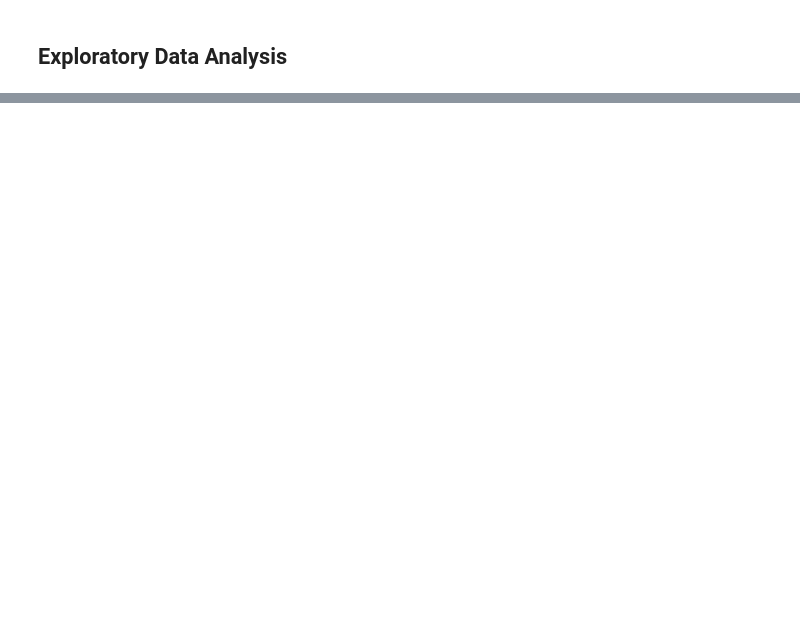
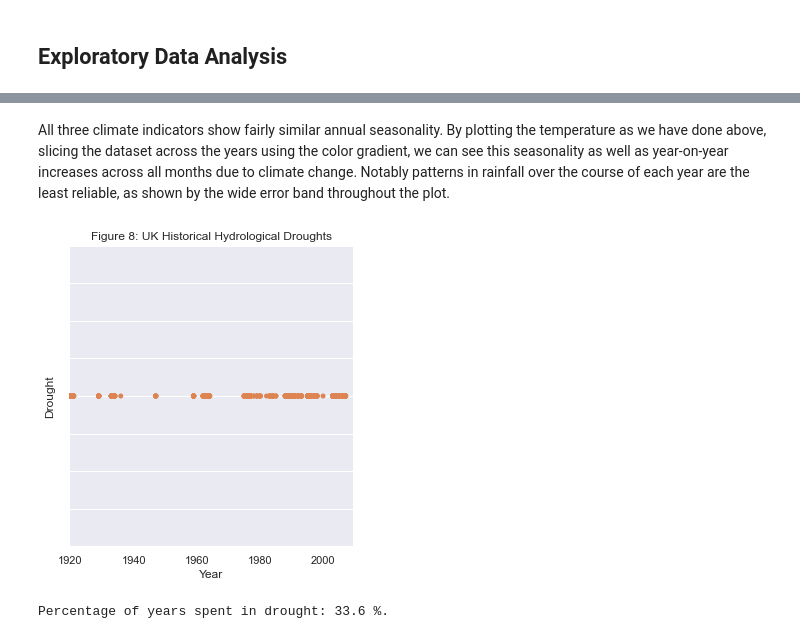
Before and after one commit to james-hughes1/uk-water-security-project, a Jupyter notebook: UK Water Security Analysis.ipynb, the cells around one changed output, grey strips where cells are left out. Saved outputs shown, nothing was run; the diff lists cells and outputs as text; code cells hidden in the pictures; blank space fills up the shorter version.

```diff
--- a/UK Water Security Analysis.ipynb
+++ b/UK Water Security Analysis.ipynb
@@ -445,0 +287,12 @@ Scope for improvement: data collection, time series analysis to consider the fut
+# %% [markdown]
+All three climate indicators show fairly similar annual seasonality. By plotting the temperature as we have done above, slicing the dataset across the years using the color gradient, we can see this seasonality as well as year-on-year increases across all months due to climate change. Notably patterns in rainfall over the course of each year are the least reliable, as shown by the wide error band throughout the plot.
+# %%
+sns.set(rc={'figure.figsize': (20,20)}, style="darkgrid")
+droughtplot = sns.catplot(x='Year', y='Drought', hue='Drought', data=drought_df, legend=False)
+droughtplot.set(xticks=[0,20,40,60,80], ylim=(0.9,1.1), yticklabels=[])
+plt.title('Figure 8: UK Historical Hydrological Droughts')
+plt.show()
+print('Percentage of years spent in drought:', round(np.mean(drought_df['Drought'])*100, 1),'%.')
+# %% [output]
+[figure, added]
+Percentage of years spent in drought: 33.6 %.
```
Also changed, not shown: parts of 78 cells of this notebook.
